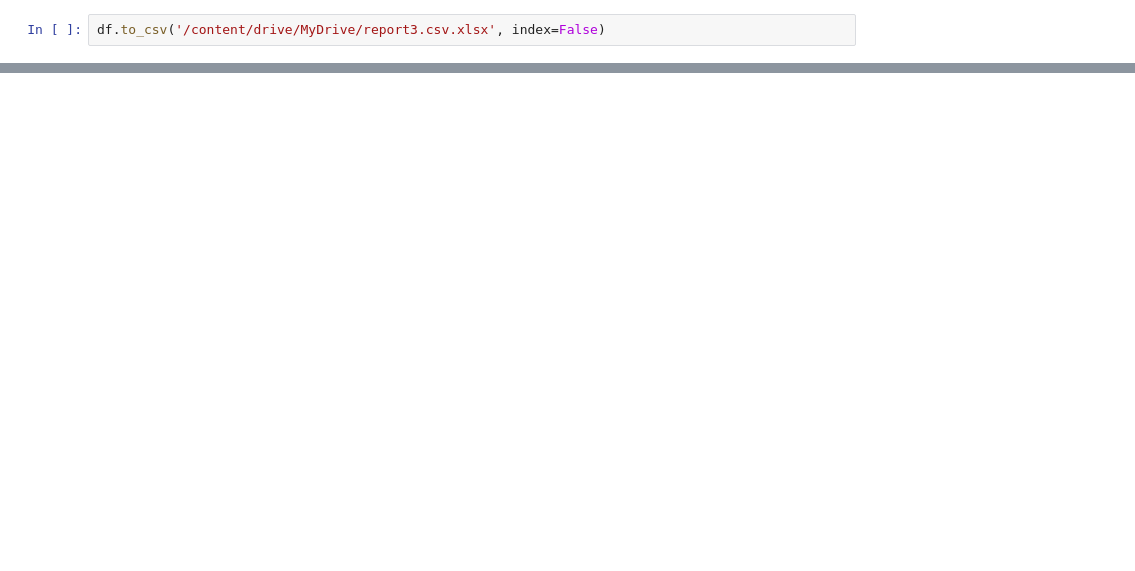
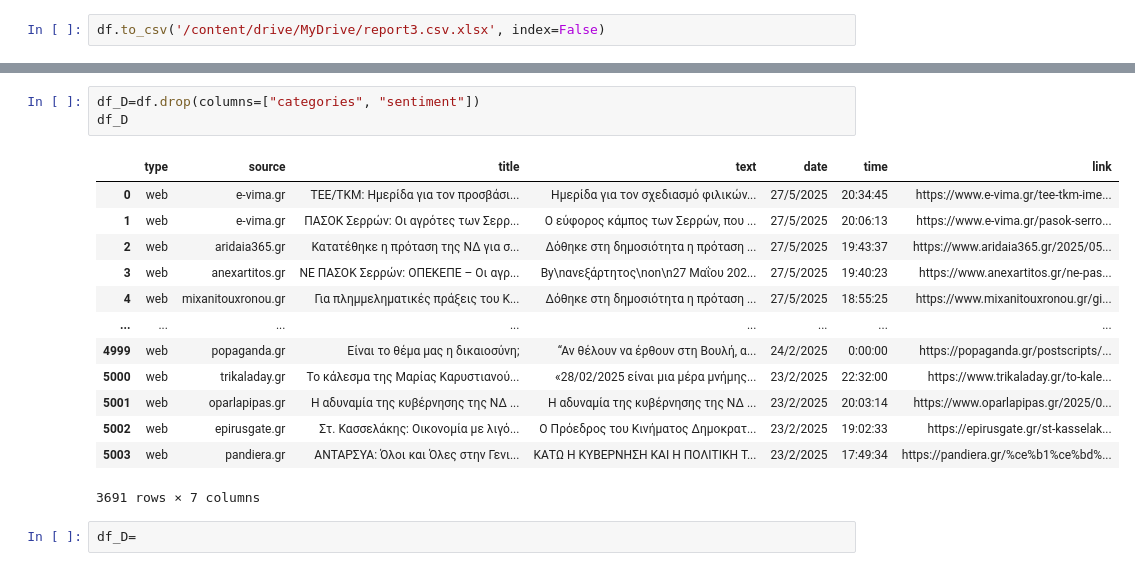
Before and after one commit to vasill23/classwork1_vasilikizafeiropoulou, a Jupyter notebook: data_final_project.ipynb, the cells around one changed output, grey strips where cells are left out. Cells and saved outputs as stored; diff of their text form; blank space fills up the shorter version.

```diff
--- a/data_final_project.ipynb
+++ b/data_final_project.ipynb
@@ -45,0 +47,19 @@ TypeError: Series.drop_duplicates() got an unexpected keyword argument 'subset'
+# %%
+df_D=df.drop(columns=["categories", "sentiment"])
+df_D
+# %% [output]
+|  | type | source | title | text | date | time | link |
+| 0 | web | e-vima.gr | ΤΕΕ/ΤΚΜ: Ημερίδα για τον προσβάσι... | Ημερίδα για τον σχεδιασμό φιλικών... | 27/5/2025 | 20:34:45 | https://www.e-vima.gr/tee-tkm-ime... |
+| 1 | web | e-vima.gr | ΠΑΣΟΚ Σερρών: Οι αγρότες των Σερρ... | Ο εύφορος κάμπος των Σερρών, που ... | 27/5/2025 | 20:06:13 | https://www.e-vima.gr/pasok-serro... |
+| 2 | web | aridaia365.gr | Κατατέθηκε η πρόταση της ΝΔ για σ... | Δόθηκε στη δημοσιότητα η πρόταση ... | 27/5/2025 | 19:43:37 | https://www.aridaia365.gr/2025/05... |
+| 3 | web | anexartitos.gr | ΝΕ ΠΑΣΟΚ Σερρών: ΟΠΕΚΕΠΕ – Οι αγρ... | By\nανεξάρτητος\non\n27 Μαΐου 202... | 27/5/2025 | 19:40:23 | https://www.anexartitos.gr/ne-pas... |
+| 4 | web | mixanitouxronou.gr | Για πλημμεληματικές πράξεις του Κ... | Δόθηκε στη δημοσιότητα η πρόταση ... | 27/5/2025 | 18:55:25 | https://www.mixanitouxronou.gr/gi... |
+| ... | ... | ... | ... | ... | ... | ... | ... |
+| 4999 | web | popaganda.gr | Είναι το θέμα μας η δικαιοσύνη; | “Αν θέλουν να έρθουν στη Βουλή, α... | 24/2/2025 | 0:00:00 | https://popaganda.gr/postscripts/... |
+| 5000 | web | trikaladay.gr | Το κάλεσμα της Μαρίας Καρυστιανού... | «28/02/2025 είναι μια μέρα μνήμης... | 23/2/2025 | 22:32:00 | https://www.trikaladay.gr/to-kale... |
+| 5001 | web | oparlapipas.gr | H αδυναμία της κυβέρνησης της ΝΔ ... | Η αδυναμία της κυβέρνησης της ΝΔ ... | 23/2/2025 | 20:03:14 | https://www.oparlapipas.gr/2025/0... |
+| 5002 | web | epirusgate.gr | Στ. Κασσελάκης: Οικονομία με λιγό... | Ο Πρόεδρος του Κινήματος Δημοκρατ... | 23/2/2025 | 19:02:33 | https://epirusgate.gr/st-kasselak... |
+| 5003 | web | pandiera.gr | ΑΝΤΑΡΣΥΑ: Όλοι και Όλες στην Γενι... | ΚΑΤΩ Η ΚΥΒΕΡΝΗΣΗ ΚΑΙ Η ΠΟΛΙΤΙΚΗ Τ... | 23/2/2025 | 17:49:34 | https://pandiera.gr/%ce%b1%ce%bd%... |
+3691 rows × 7 columns
+# %%
+df_D=
```
Also changed, not shown: parts of 6 cells of this notebook.
